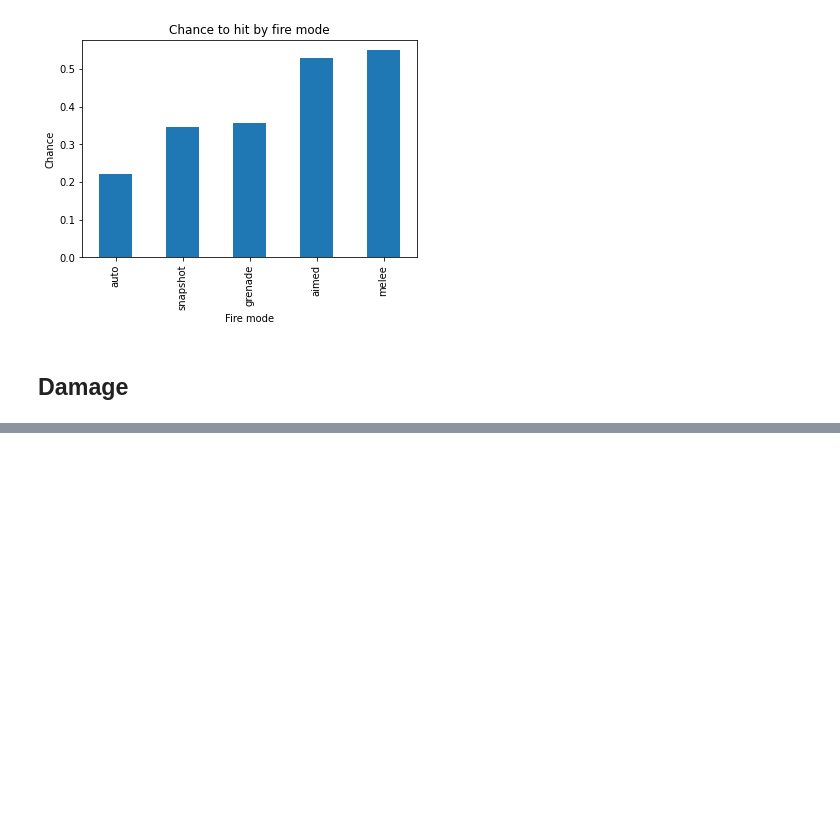
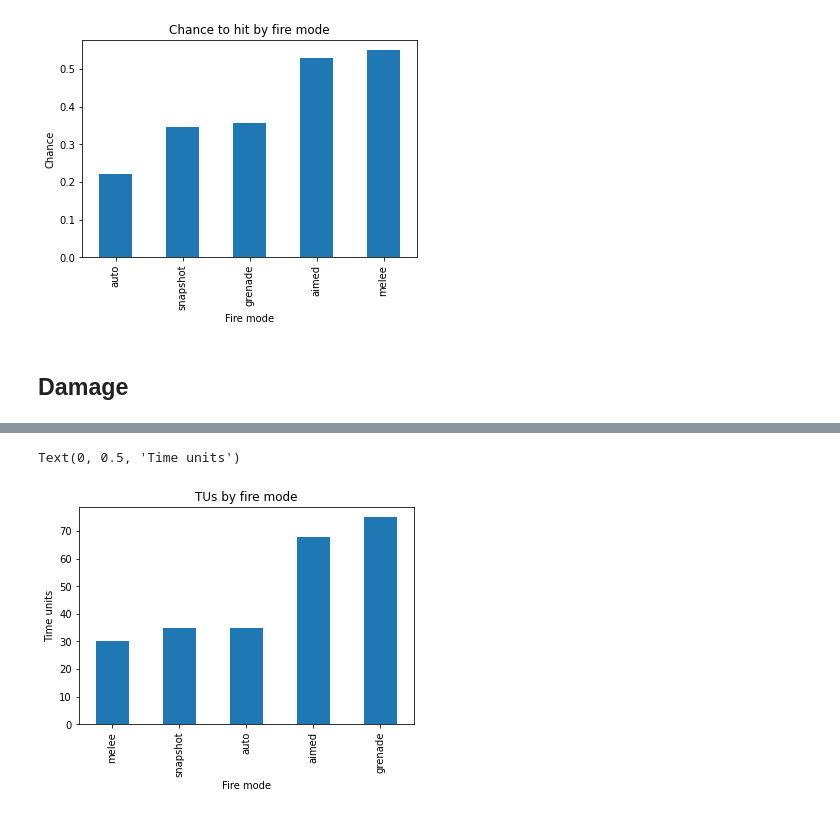
Before and after one commit to Bernardo-MG/xcom-analysis-jupyter-notebook, a Jupyter notebook: enemy_unknown/weapon_firemodes.ipynb, the cells around one changed output, grey strips where cells are left out. Saved outputs shown, nothing was run; the diff lists cells and outputs as text; code cells hidden in the pictures; blank space fills up the shorter version.

```diff
--- a/enemy_unknown/weapon_firemodes.ipynb
+++ b/enemy_unknown/weapon_firemodes.ipynb
@@ -93,0 +99,7 @@ Text(0, 0.5, 'Damage')
+# %%
+ax = weapon_firemodes_tus.plot.bar(title="TUs by fire mode", legend=False)
+ax.set_xlabel("Fire mode")
+ax.set_ylabel("Time units")
+# %% [output]
+Text(0, 0.5, 'Time units')
+[figure, added]
```
Also changed, not shown: parts of 4 cells of this notebook.
